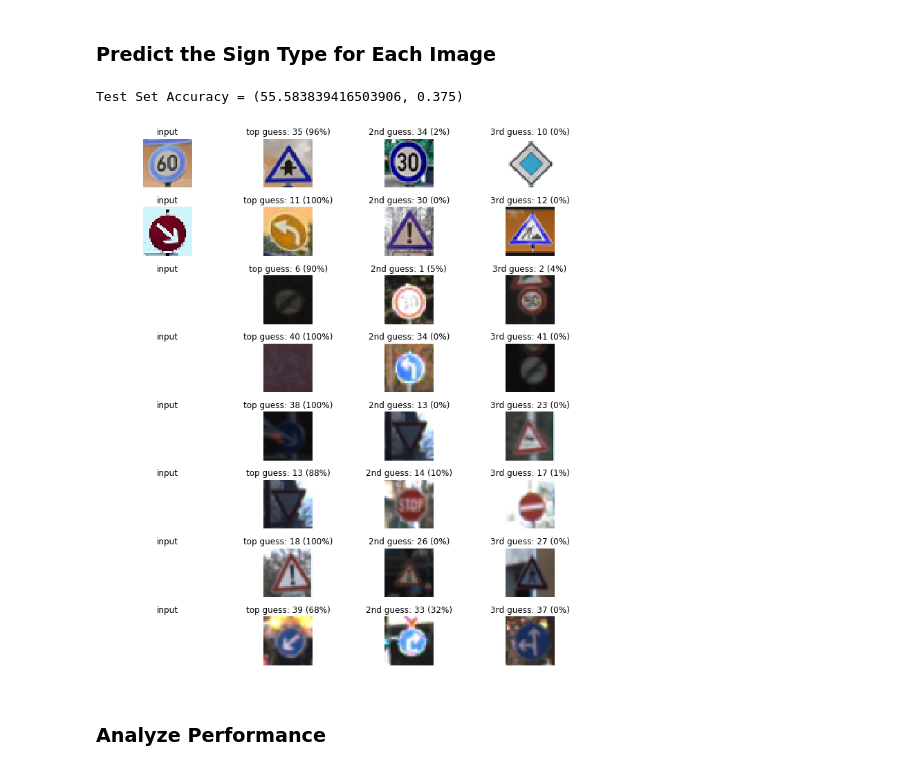
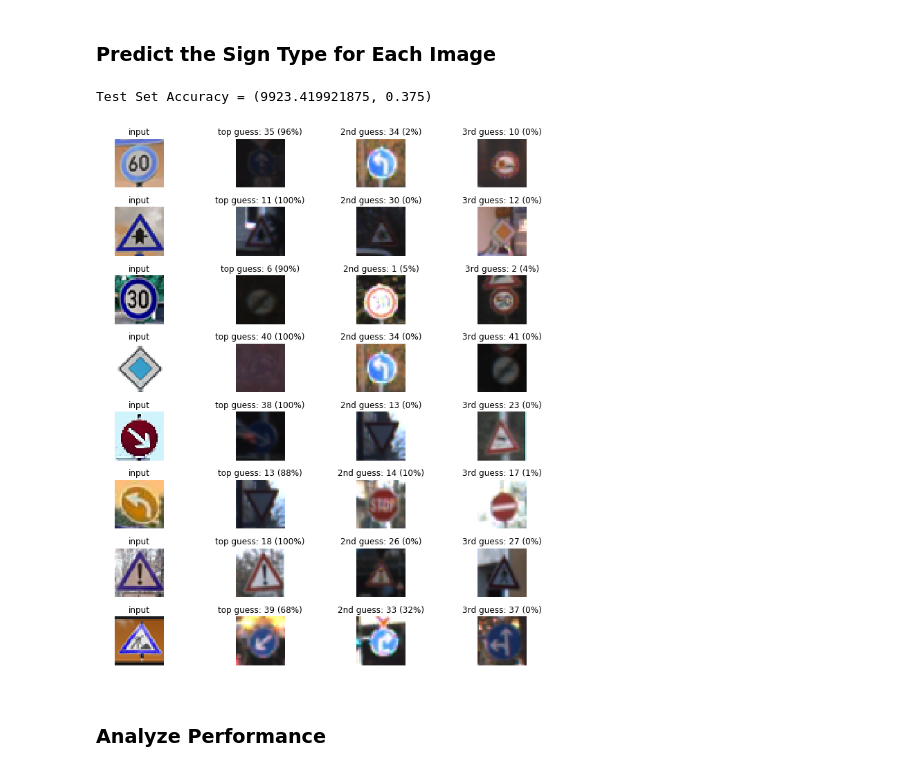
Before and after one commit to carter3689/Self-driving-car-project2, a Jupyter notebook: Traffic_Sign_Classifier.ipynb, the cells around one changed output. Saved outputs shown, nothing was run; the diff lists cells and outputs as text; code cells hidden in the pictures.

Commit message:
plotting images with guesses

```diff
--- a/Traffic_Sign_Classifier.ipynb
+++ b/Traffic_Sign_Classifier.ipynb
@@ -503,10 +503,10 @@ with tf.Session() as sess:
     sess.run(tf.global_variables_initializer())
     saver3 = tf.train.import_meta_graph('./lenet.meta')
     saver3.restore(sess, "./lenet")
-    my_accuracy = evaluate(candidate_images_normalized, candidate_labels)
+    my_accuracy = evaluate(candidate_images, candidate_labels)
     print("Test Set Accuracy =", my_accuracy)
 # %% [output]
-Test Set Accuracy = (55.583839416503906, 0.375)
+Test Set Accuracy = (9923.419921875, 0.375)
 # %%
 softmax_logits = tf.nn.softmax(logits)
 top_k = tf.nn.top_k(softmax_logits, k=3)
@@ -524,35 +524,35 @@ with tf.Session() as sess:
     fig.subplots_adjust(hspace = .4, wspace=.2)
     axs = axs.ravel()
 
     candidate_images = []
 
     for i, img in enumerate(glob.glob('./my-found-traffic-signs/*x.png')):
         image = cv2.imread(img)
         axs[i].axis('off')
         axs[i].imshow(cv2.cvtColor(image, cv2.COLOR_BGR2RGB))
         candidate_images.append(image)
 
     for i, image in enumerate(candidate_images):
         axs[4*i].axis('off')
-        axs[i].imshow(image)
+        axs[4*i].imshow(image)
         axs[4*i].set_title('input')
         guess1 = my_top_k[1][i][0]
         index1 = np.argwhere(y_valid == guess1)[0]
         axs[4*i+1].axis('off')
         axs[4*i+1].imshow(X_valid[index1].squeeze(), cmap='gray')
         axs[4*i+1].set_title('top guess: {} ({:.0f}%)'.format(guess1, 100*my_top_k[0][i][0]))
         guess2 = my_top_k[1][i][1]
         index2 = np.argwhere(y_valid == guess2)[0]
         axs[4*i+2].axis('off')
         axs[4*i+2].imshow(X_valid[index2].squeeze(), cmap='gray')
         axs[4*i+2].set_title('2nd guess: {} ({:.0f}%)'.format(guess2, 100*my_top_k[0][i][1]))
         guess3 = my_top_k[1][i][2]
         index3 = np.argwhere(y_valid == guess3)[0]
         axs[4*i+3].axis('off')
         axs[4*i+3].imshow(X_valid[index3].squeeze(), cmap='gray')
         axs[4*i+3].set_title('3rd guess: {} ({:.0f}%)'.format(guess3, 100*my_top_k[0][i][2]))
 # %% [output]
-[figure, old version]
+[figure, new version]
 # %% [markdown]
 ### Analyze Performance
 # %%
```
